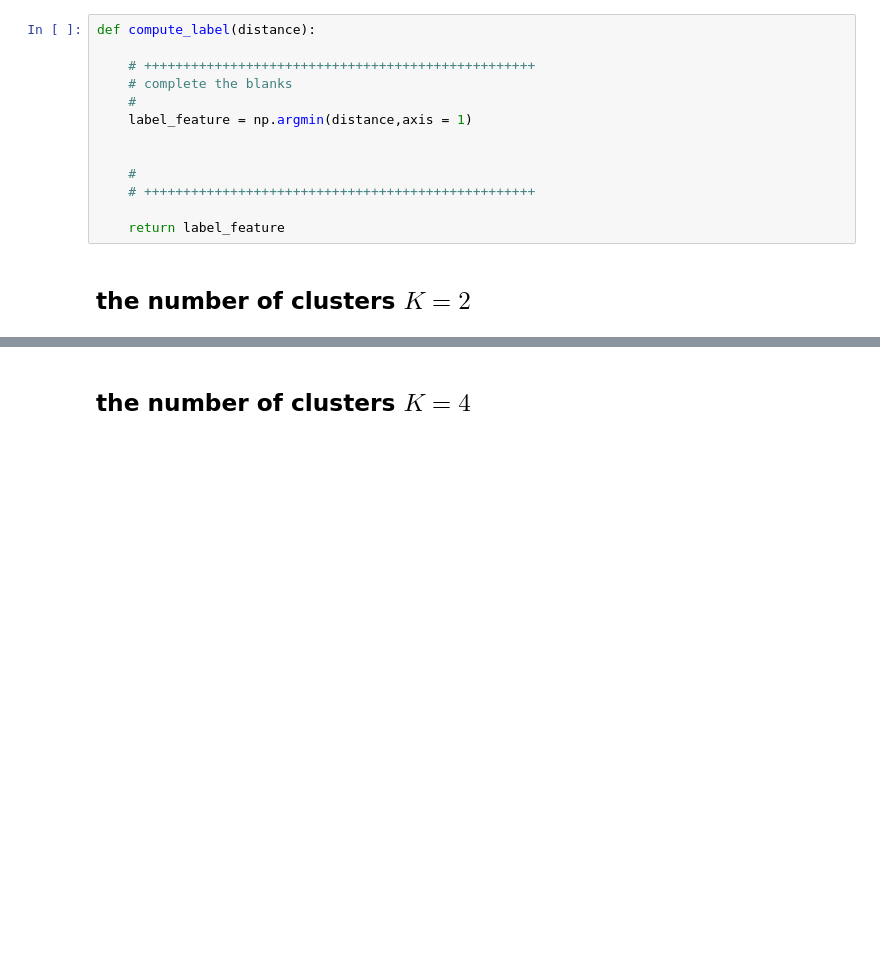
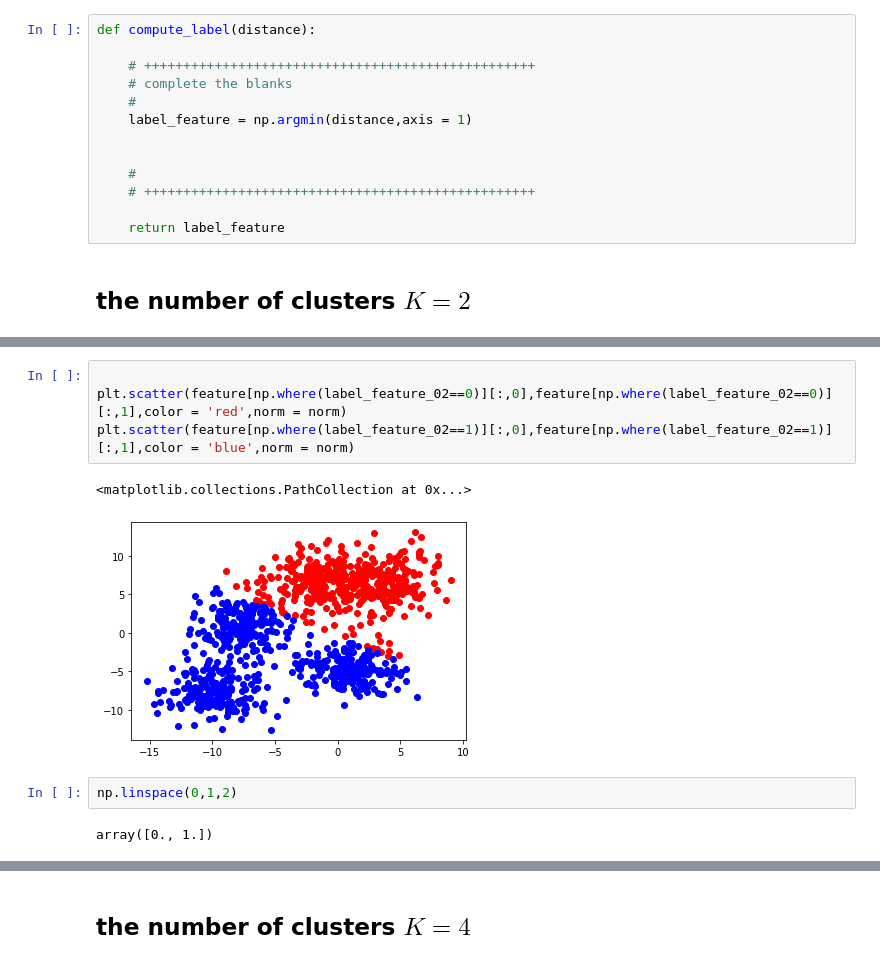
Before and after one commit to spellvia2/kang, a Jupyter notebook: machine learning/11/assignment_11.ipynb, the cells around one changed output, grey strips where cells are left out. Saved outputs shown, nothing was run; the diff lists cells and outputs as text; blank space fills up the shorter version.

```diff
--- a/machine learning/11/assignment_11.ipynb
+++ b/machine learning/11/assignment_11.ipynb
@@ -126,0 +146,11 @@ for i in range(number_iteration):
+# %%
+
+plt.scatter(feature[np.where(label_feature_02==0)][:,0],feature[np.where(label_feature_02==0)][:,1],color = 'red',norm = norm)
+plt.scatter(feature[np.where(label_feature_02==1)][:,0],feature[np.where(label_feature_02==1)][:,1],color = 'blue',norm = norm)
+# %% [output]
+<matplotlib.collections.PathCollection at 0x...>
+[figure, added]
+# %%
+np.linspace(0,1,2)
+# %% [output]
+array([0., 1.])
```
Also changed, not shown: parts of 7 cells of this notebook.
